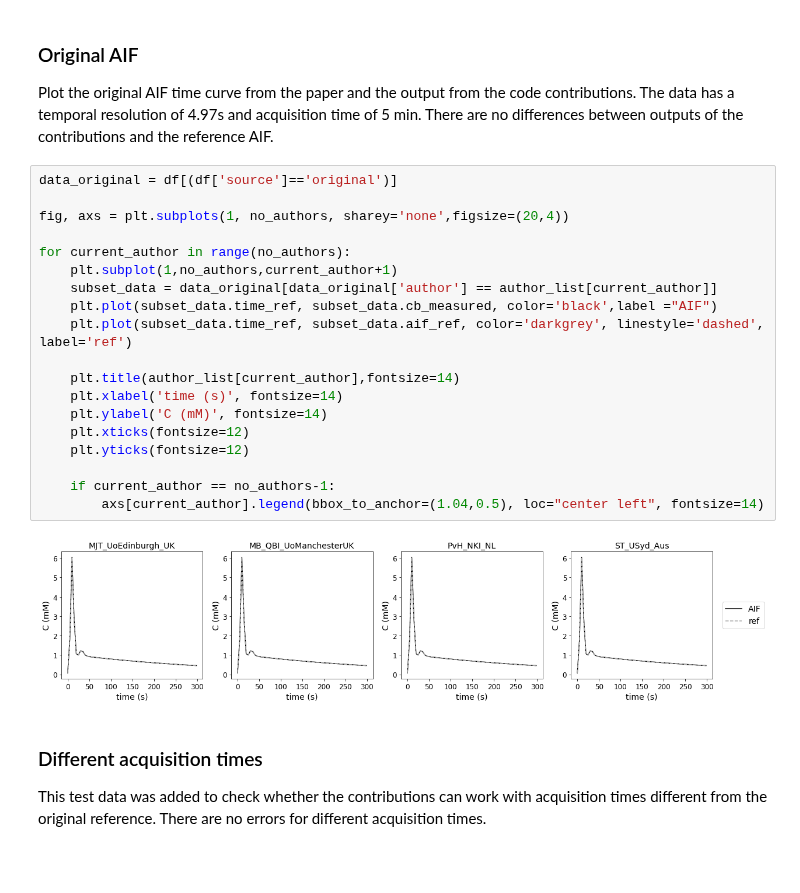
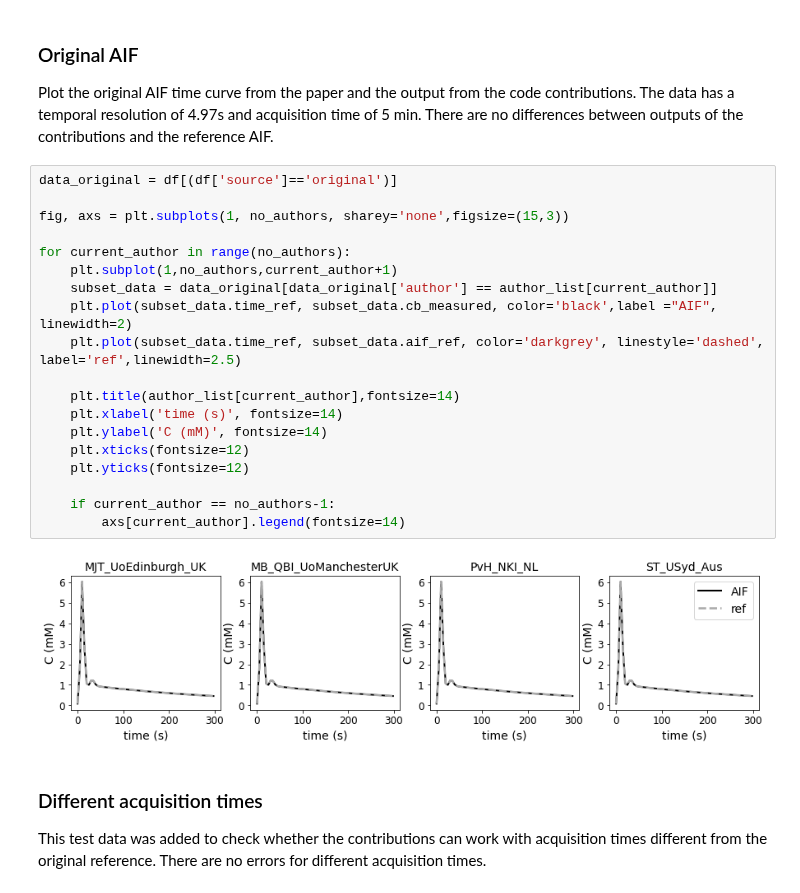
Before and after one commit to OSIPI/DCE-DSC-MRI_CodeCollection, a Jupyter notebook: notebooks/ParkerAIF.ipynb, the cells around one changed output. Cells and saved outputs as stored; diff of their text form; blank space fills up the shorter version.

Commit message:
fix figure size + typos

```diff
--- a/notebooks/ParkerAIF.ipynb
+++ b/notebooks/ParkerAIF.ipynb
@@ -59,24 +59,24 @@ There are no differences between outputs of the contributions and the reference
 # %%
 data_original = df[(df['source']=='original')]
 
-fig, axs = plt.subplots(1, no_authors, sharey='none',figsize=(20,4))
+fig, axs = plt.subplots(1, no_authors, sharey='none',figsize=(15,3))
 
 for current_author in range(no_authors):
     plt.subplot(1,no_authors,current_author+1)
     subset_data = data_original[data_original['author'] == author_list[current_author]]
-    plt.plot(subset_data.time_ref, subset_data.cb_measured, color='black',label ="AIF")
-    plt.plot(subset_data.time_ref, subset_data.aif_ref, color='darkgrey', linestyle='dashed', label='ref')
+    plt.plot(subset_data.time_ref, subset_data.cb_measured, color='black',label ="AIF", linewidth=2)
+    plt.plot(subset_data.time_ref, subset_data.aif_ref, color='darkgrey', linestyle='dashed', label='ref',linewidth=2.5)
 
     plt.title(author_list[current_author],fontsize=14)
     plt.xlabel('time (s)', fontsize=14)
     plt.ylabel('C (mM)', fontsize=14)
     plt.xticks(fontsize=12)
     plt.yticks(fontsize=12)
 
     if current_author == no_authors-1:
-        axs[current_author].legend(bbox_to_anchor=(1.04,0.5), loc="center left", fontsize=14)
+        axs[current_author].legend(fontsize=14)
 # %% [output]
-[figure, old version]
+[figure, new version]
 # %% [markdown]
 ### Different acquisition times
 
```
Also changed, not shown: parts of 2 cells of this notebook, 5 other files.
